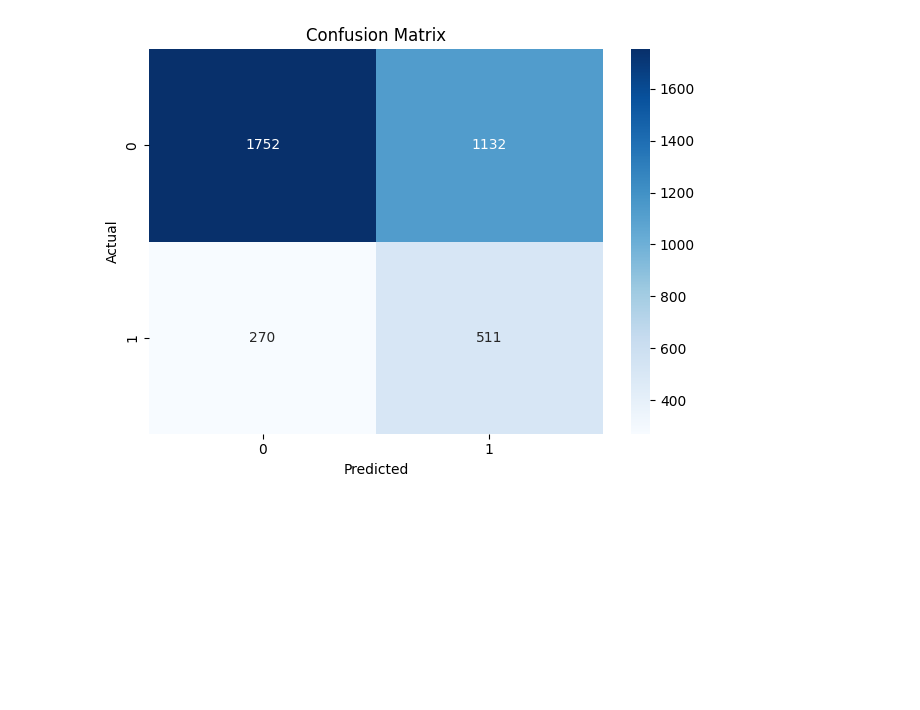
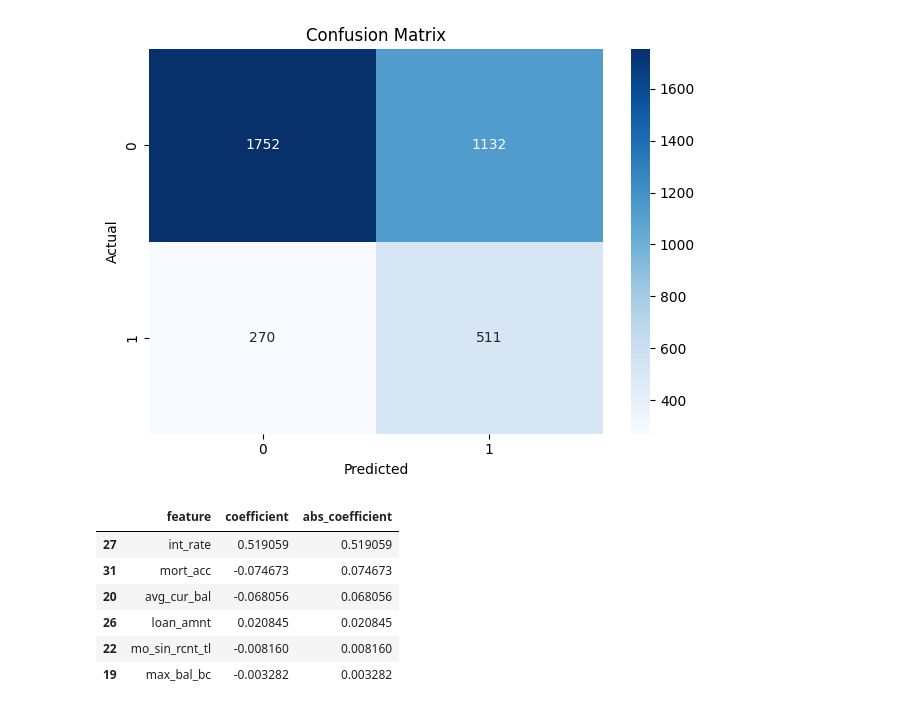
Before and after one commit to yousssef96/Loyd-Bank-Fraud-Detection, a Jupyter notebook: notebooks/EDA.ipynb, the cells around one changed output. Saved outputs shown, nothing was run; the diff lists cells and outputs as text; code cells hidden in the pictures; blank space fills up the shorter version.

```diff
--- a/notebooks/EDA.ipynb
+++ b/notebooks/EDA.ipynb
@@ -658,3 +660,34 @@ plt.tight_layout()
 plt.show()
 # %% [output]
 [figure]
+# %%
+model_path = Path("../src/serving/model")
+
+pipeline = mlflow.sklearn.load_model(model_path)
+
+
+preprocessor = pipeline.named_steps['preprocess']
+model = pipeline.named_steps['model']
+
+
+
+onehot_names = preprocessor.named_transformers_["onehot"].get_feature_names_out(one_hot_cols)
+feature_names = list(onehot_names) + skewed_cols + other_numeric_cols
+coefs = model.coef_[0]
+
+importance_df = pd.DataFrame({
+    "feature": feature_names,
+    "coefficient": coefs,
+    "abs_coefficient": np.abs(coefs)
+}).sort_values(by="abs_coefficient", ascending=False)
+
+importance_df = importance_df[importance_df['abs_coefficient'] > 0.0]
+importance_df
+# %% [output]
+|  | feature | coefficient | abs_coefficient |
+| 27 | int_rate | 0.519059 | 0.519059 |
+| 31 | mort_acc | -0.074673 | 0.074673 |
+| 20 | avg_cur_bal | -0.068056 | 0.068056 |
+| 26 | loan_amnt | 0.020845 | 0.020845 |
+| 22 | mo_sin_rcnt_tl | -0.008160 | 0.008160 |
+| 19 | max_bal_bc | -0.003282 | 0.003282 |
```
Also changed, not shown: parts of 4 cells of this notebook, 2 other files.
